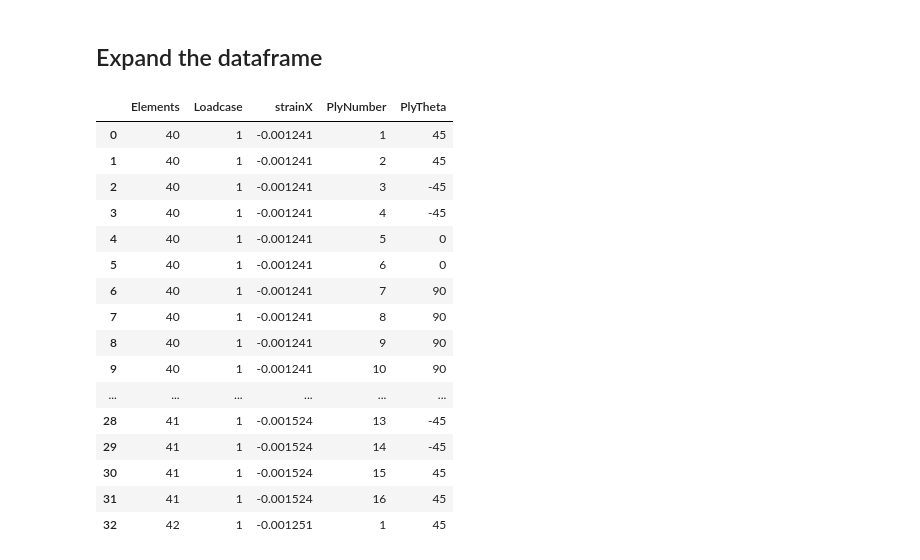
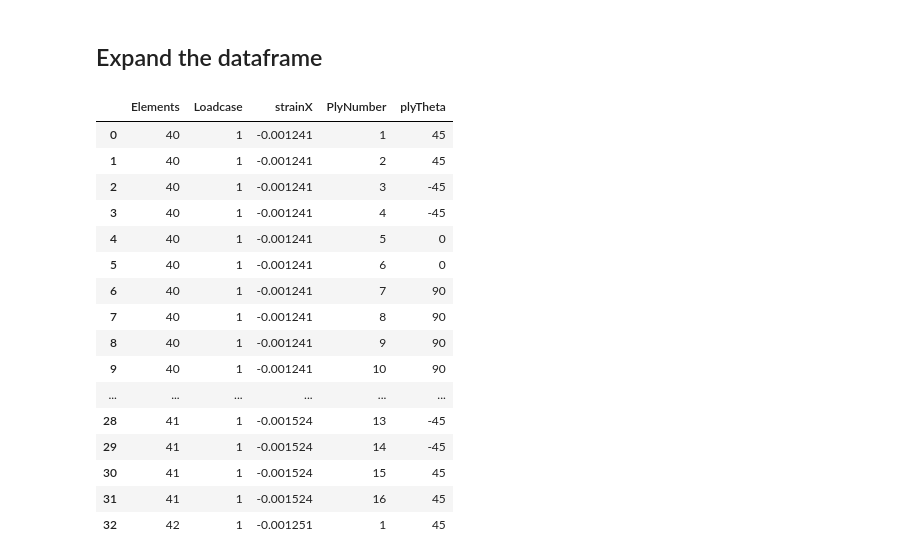
Before and after one commit to fabianober/tum-ase-project-2025-2, a Jupyter notebook: Notebooks/Strength_analysis.ipynb, the cells around one changed output. Drawn from its saved outputs; the diff is of its cells as text; code cells hidden in the pictures.

```diff
--- a/Notebooks/Strength_analysis.ipynb
+++ b/Notebooks/Strength_analysis.ipynb
@@ -272,14 +272,14 @@ StringerStrains.head(5)
 # %%
 # Create a DataFrame with PlyNumber 1-16
 ply_numbers = pd.DataFrame({'PlyNumber': np.arange(1, 17),
-                            'PlyTheta': StringerFlange})
+                            'plyTheta': StringerFlange})
 
 # Cross join to expand each element row to 16 plies
 StringerStrains = StringerStrains.merge(ply_numbers, how='cross')
 #StringerStrains = StringerStrains.drop(columns=['PlyNumber_x'])
 StringerStrains.head(33)
 # %% [output]
-|  | Elements | Loadcase | strainX | PlyNumber | PlyTheta |
+|  | Elements | Loadcase | strainX | PlyNumber | plyTheta |
 | 0 | 40 | 1 | -0.001241 | 1 | 45 |
 | 1 | 40 | 1 | -0.001241 | 2 | 45 |
 | 2 | 40 | 1 | -0.001241 | 3 | -45 |
```
Also changed, not shown: parts of 11 cells of this notebook, 1 other file.
